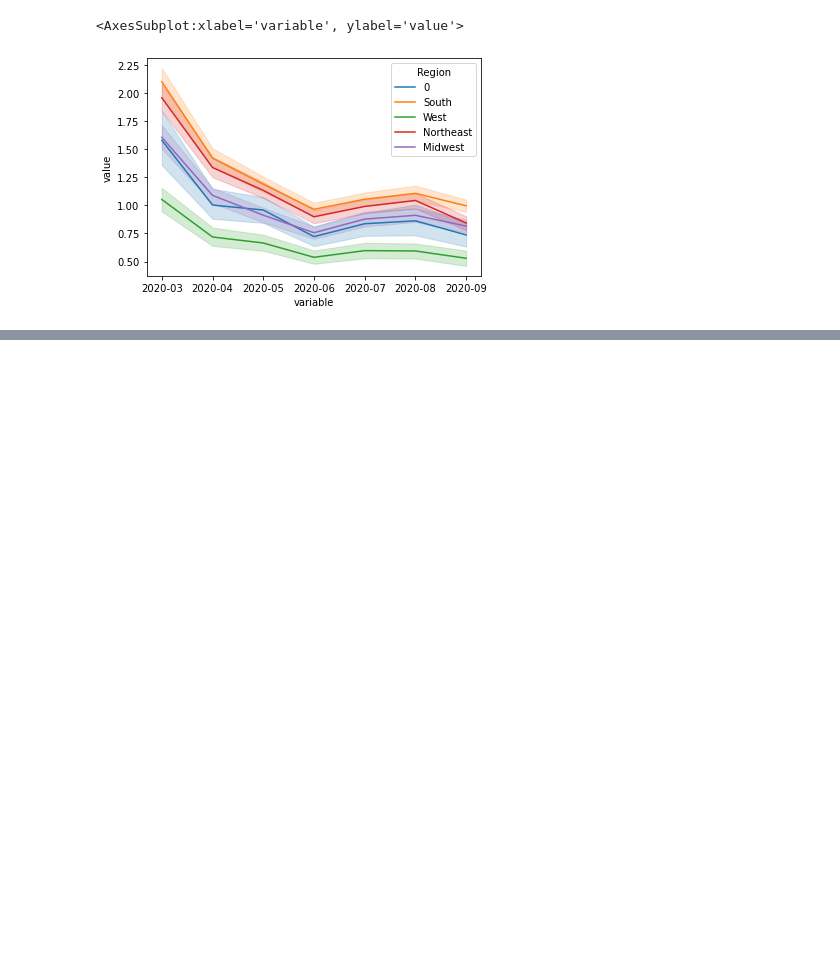
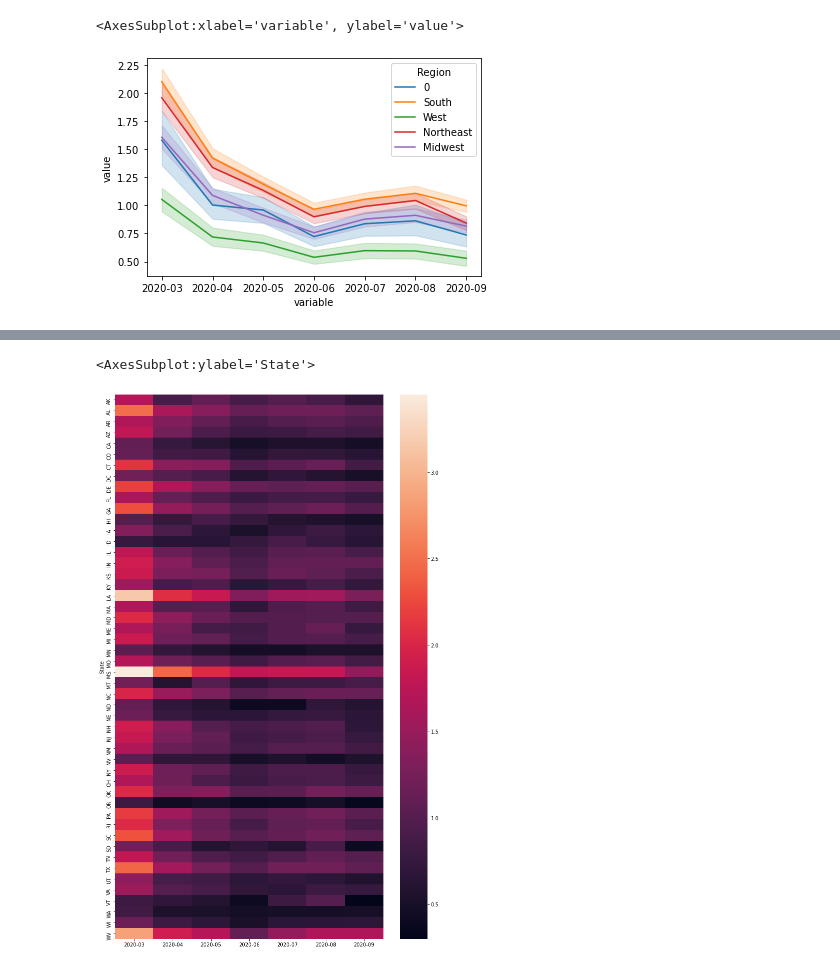
Before and after one commit to jamilao/housing-and-covid19, a Jupyter notebook: notebooks/MortgageDataProcessing.ipynb, the cells around one changed output, grey strips where cells are left out. Drawn from its saved outputs; the diff is of its cells as text; code cells hidden in the pictures; blank space fills up the shorter version.

Commit message:
more plots and figs

```diff
--- a/notebooks/MortgageDataProcessing.ipynb
+++ b/notebooks/MortgageDataProcessing.ipynb
@@ -80,0 +96,3 @@ sns.lineplot(data=df_melted, x="variable", y="value", hue = "Region")
+# %%
+new_df = mortgage_delinq_df.groupby("State").mean()
+new_df.head()
@@ -80,0 +107,8 @@ sns.lineplot(data=df_melted, x="variable", y="value", hue = "Region")
+# %%
+import matplotlib.pyplot as plt
+plt.figure(figsize = (12,20))
+
+sns.heatmap(new_df)
+# %% [output]
+<AxesSubplot:ylabel='State'>
+[figure, added]
```
Also changed, not shown: parts of 5 cells of this notebook.
